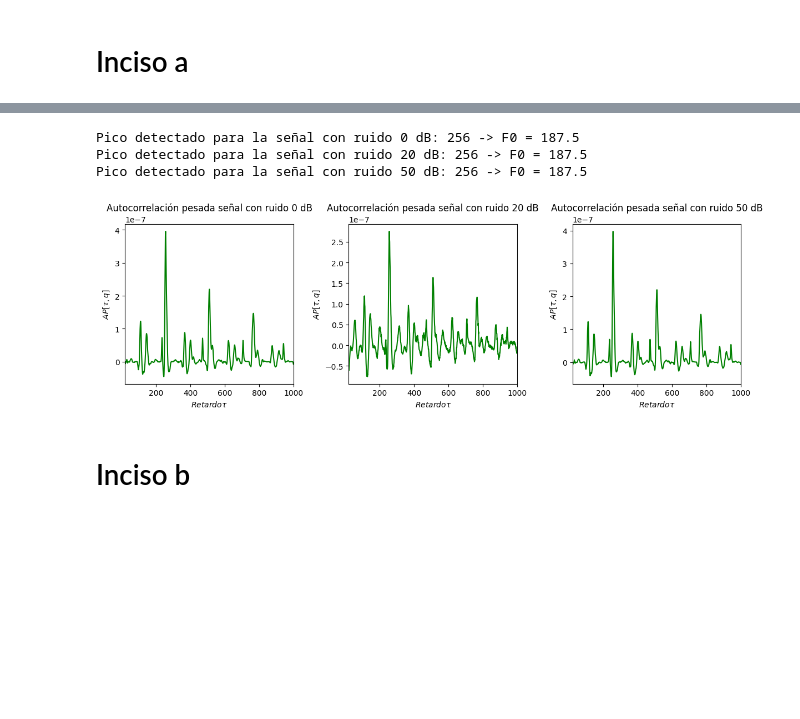
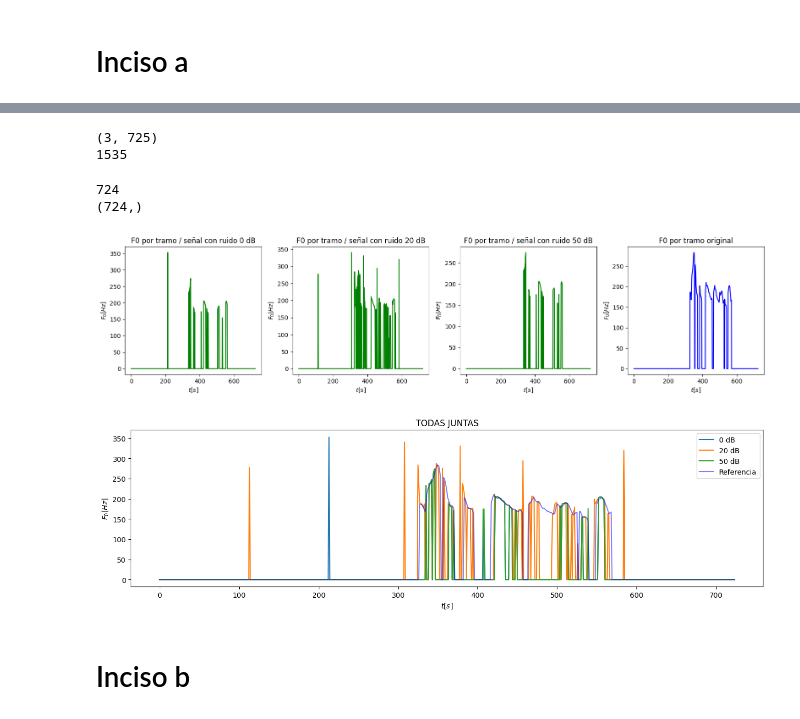
Before and after one commit to DayubMateo/PDS_2026_IIA, a Jupyter notebook: Unidad-2 PD Voz/PDS_TP_3.ipynb, the cells around one changed output, grey strips where cells are left out. Saved outputs shown, nothing was run; the diff lists cells and outputs as text; code cells hidden in the pictures; blank space fills up the shorter version.

```diff
--- a/Unidad-2 PD Voz/PDS_TP_3.ipynb
+++ b/Unidad-2 PD Voz/PDS_TP_3.ipynb
@@ -32,7 +32,7 @@ def agregar_ruido(x, SNR_dB):
     y = x + ruido
     return y
 
-def center_clipping(x, percentage=0.3):
+def center_clipping(x, percentage=0.):
     salida = np.zeros_like(x)
     c_norm = np.max(np.abs(x)) * percentage
     for i in range(len(x)):
@@ -48,7 +48,8 @@ def center_clipping(x, percentage=0.3):
     return salida
 
 fs, salida = wavfile.read("PDS_Datos_TP2/mic_F01_sa2.wav")
-salida = salida[165000:300000] # Para voz femenina
+print(f"Tamaño original: {len(salida), fs}")
+#salida = salida[165000:300000] # Para voz femenina
 #salida = salida[140000:315000] # Para voz masculina
 N = len(salida)
 print(salida.shape)
@@ -71,15 +72,15 @@ for i in range(len(salidas)):
    salidas[i] -= np.mean(salidas[i])
 
    # Pre-énfasis
-   salidas[i] = salidas[i][1:] - a * salidas[i][:-1]
+   #salidas[i] = salidas[i][1:] - a * salidas[i][:-1]
 
    # Perturbación
-   salidas[i] = salidas[i] + q * np.random.randn(len(salidas[i]))
+   #salidas[i] = salidas[i] + q * np.random.randn(len(salidas[i]))
 
-   # Ventana
-   ventana = np.hamming(len(salidas[i]))
-   salidas[i] = salidas[i] * ventana
-   salidas[i] /= np.max(np.abs(salidas[i]))
+   # VENTANA A CADA TRAMO, NO A LA SEÑAL COMPLETA
+   #ventana = np.hamming(len(salidas[i]))
+   #salidas[i] = salidas[i] * ventana
+   #salidas[i] /= np.max(np.abs(salidas[i]))
 
 # Aplicamos center clipping
 salidas = [center_clipping(salidas[0]), center_clipping(salidas[1]), center_clipping(salidas[2])]
@@ -154,22 +248,52 @@ for signal in salidas:
+# %%
+print(F_ceros.shape)
+print(len(taus))
+# %% [output]
+(3, 725)
+1535
 # %%
+# Comparemos con lo que nos tira el archivo
+data = np.loadtxt("PDS_Datos_TP2/ref_F01_sa2.f0")
+
+f0_ref = data[:, 0]
+voiced = data[:, 1]
+confianza = data[:, 3]
+# ------------------------------------------
+
 ruidos = ['0 dB', '20 dB', '50 dB']
+dom = np.arange(F_ceros.shape[1]-1)
+print(len(f0_ref))
+print(F_ceros[0,:-1].shape)
 
-plt.figure(figsize=(12,4))
+plt.figure(figsize=(16,4))
 for i in range(len(salidas)):
-    plt.subplot(1,3,i+1)
-    plt.title(f"Autocorrelación pesada señal con ruido {ruidos[i]}")
-    print(f"Pico detectado para la señal con ruido {ruidos[i]}: {X_picos[i]} -> F0 = {frecM/X_picos[i]}")
-    plt.ylabel("$AP[\\tau, q]$")
-    plt.xlabel("$Retardo \\tau$")
-    plt.xlim(arranque,fin)
-    plt.plot(taus[arranque:], APs[i][arranque:], color='green')
+    plt.subplot(1,4,i+1)
+    plt.title(f"F0 por tramo / señal con ruido {ruidos[i]}")
+    plt.ylabel("$F_0 [Hz]$")
+    plt.xlabel("$t [s]$")
+    plt.plot(dom, F_ceros[i, :-1], color='green')
+plt.subplot(1,4,4)
+plt.title(f"F0 por tramo original")
+plt.ylabel("$F_0 [Hz]$")
+plt.xlabel("$t [s]$")
+plt.plot(dom, f0_ref, color="blue")
 plt.tight_layout()
+
+plt.figure(figsize=(16,4))
+for i in range(len(salidas)):
+    plt.title(f"TODAS JUNTAS")
+    plt.plot(dom, F_ceros[i, :-1], label = f'{ruidos[i]}')
+
+plt.plot(dom, f0_ref, color="blue", label=f'Referencia', alpha=0.5)
+plt.ylabel("$F_0 [Hz]$")
+plt.xlabel("$t [s]$")
+plt.legend()
 plt.show()
 # %% [output]
-Pico detectado para la señal con ruido 0 dB: 256 -> F0 = 187.5
-Pico detectado para la señal con ruido 20 dB: 256 -> F0 = 187.5
-Pico detectado para la señal con ruido 50 dB: 256 -> F0 = 187.5
+724
+(724,)
-[figure, old version]
+[figure, new version]
+[figure, added]
 # %% [markdown]
 # Inciso b
 # %%
```
Also changed, not shown: parts of 13 cells of this notebook.
